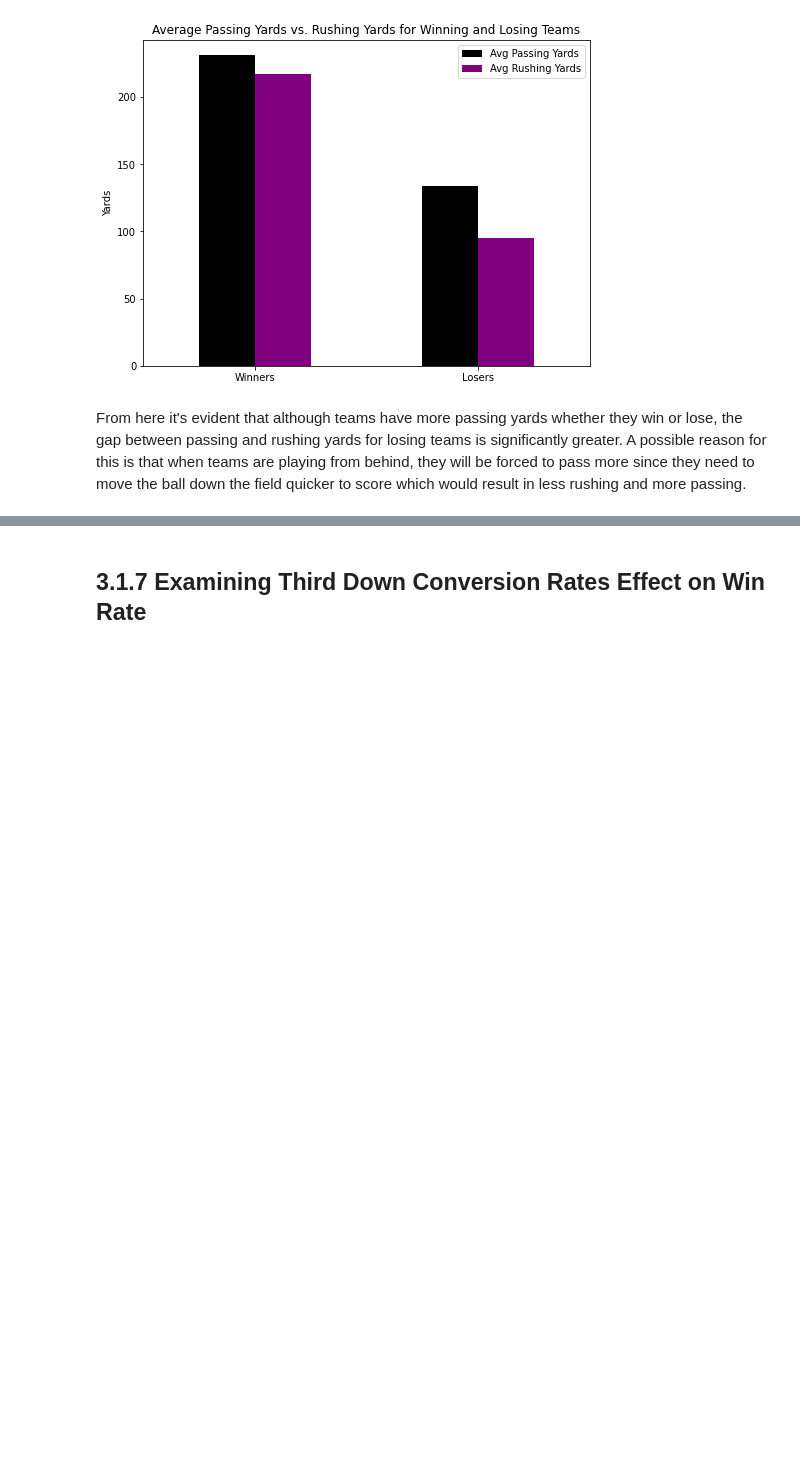
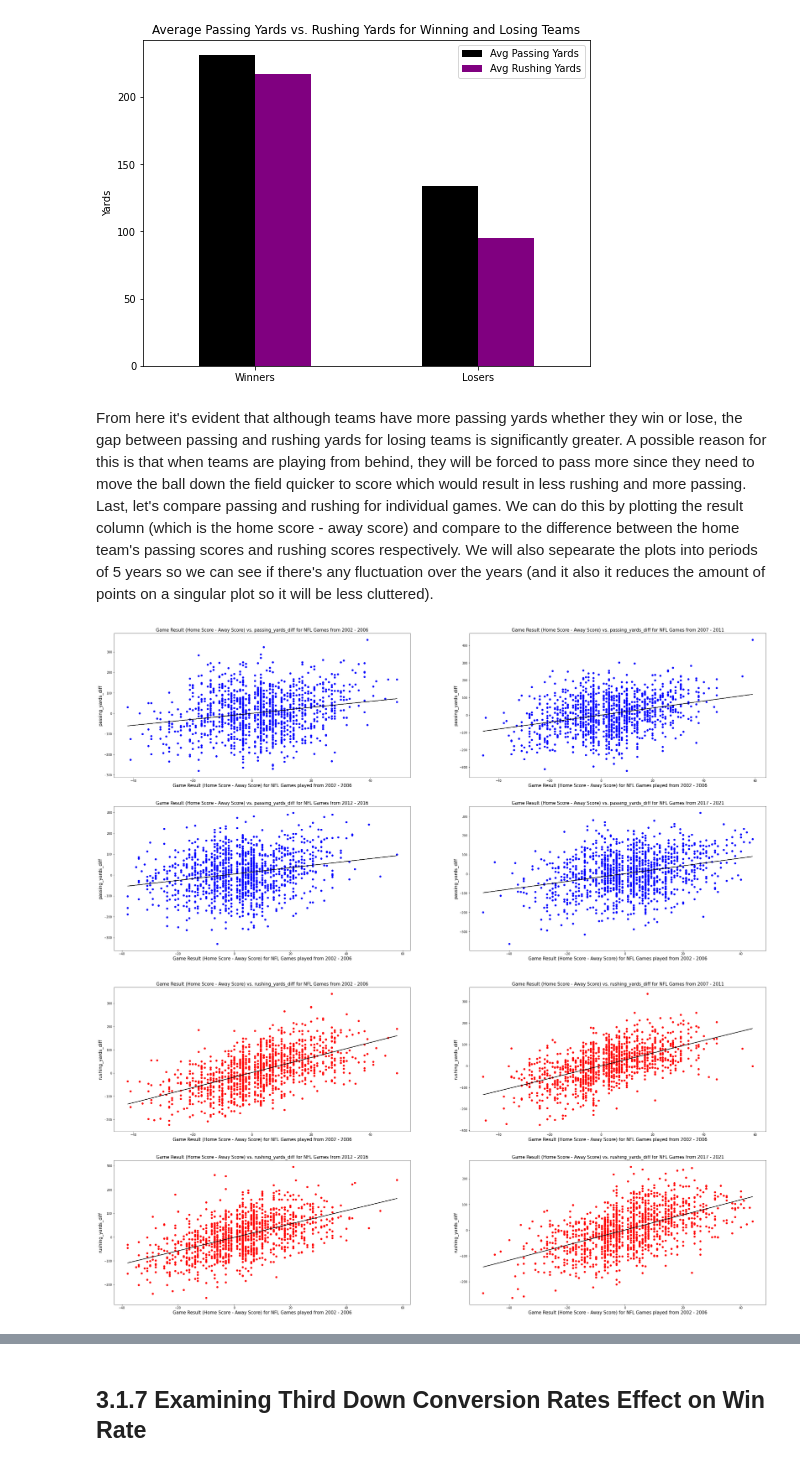
Before and after one commit to BraydenNgo/braydenngo.github.io, a Jupyter notebook: cmsc320finalngo/ngo_final_project (3).ipynb, the cells around one changed output, grey strips where cells are left out. Cells and saved outputs as stored; diff of their text form; code cells hidden in the pictures; blank space fills up the shorter version.

Commit message:
new scatter plots

```diff
--- a/cmsc320finalngo/ngo_final_project (3).ipynb
+++ b/cmsc320finalngo/ngo_final_project (3).ipynb
@@ -634,5 +648,64 @@ ax = df.plot.bar(rot=0, color={"Avg Passing Yards": "black", "Avg Rushing Yards"
 # %% [output]
 [figure]
 # %% [markdown]
-From here it's evident that although teams have more passing yards whether they win or lose, the gap between passing and rushing yards for losing teams is significantly greater. A possible reason for this is that when teams are playing from behind, they will be forced to pass more since they need to move the ball down the field quicker to score which would result in less rushing and more passing.
+From here it's evident that although teams have more passing yards whether they win or lose, the gap between passing and rushing yards for losing teams is significantly greater. A possible reason for this is that when teams are playing from behind, they will be forced to pass more since they need to move the ball down the field quicker to score which would result in less rushing and more passing. Last, let's compare passing and rushing for individual games. We can do this by plotting the result column (which is the home score - away score) and compare to the difference between the home team's passing scores and rushing scores respectively. We will also sepearate the plots into periods of 5 years so we can see if there's any fluctuation over the years (and it also it reduces the amount of points on a singular plot so it will be less cluttered).
+# %%
+def splitPeriodPlot(new_col_name, home_stat, away_stat, plot_color, regression_color):
+    fig, axes = plt.subplots(nrows=2, ncols=2, figsize=(40, 20))
+
+    # create a new column to find the difference between the home team's passing yards
+    game_df[new_col_name] = game_df[home_stat] - game_df[away_stat]
+    p1_df = game_df[game_df['season'].isin([2002, 2003, 2004, 2005, 2006])]
+    p2_df = game_df[game_df['season'].isin([2007, 2008, 2009, 2010, 2011])]
+    p3_df = game_df[game_df['season'].isin([2012, 2013, 2014, 2015, 2016])]
+    p4_df = game_df[game_df['season'].isin([2017, 2018, 2019, 2020, 2021])]
+
+
+    axes[0,0].scatter(p1_df['result'], p1_df[new_col_name], c = plot_color)
+    axes[0,0].set_title('Game Result (Home Score - Away Score)' + ' vs. ' + new_col_name +  ' for NFL Games from 2002 - 2006', fontsize = 15)
+    axes[0,0].set_xlabel('Game Result (Home Score - Away Score) for NFL Games played from 2002 - 2006', fontsize = 15)
+    axes[0,0].set_ylabel(new_col_name, fontsize = 15)
+    axes[0,1].scatter(p2_df['result'], p2_df[new_col_name], c = plot_color)
+    axes[0,1].set_title('Game Result (Home Score - Away Score)' + ' vs. ' + new_col_name +  ' for NFL Games from 2007 - 2011', fontsize = 15)
+    axes[0,1].set_xlabel('Game Result (Home Score - Away Score) for NFL Games played from 2002 - 2006', fontsize = 15)
+    axes[0,1].set_ylabel(new_col_name, fontsize = 15)
+    axes[1,0].scatter(p3_df['result'], p3_df[new_col_name], c = plot_color)
+    axes[1,0].set_title('Game Result (Home Score - Away Score)' + ' vs. ' + new_col_name +  ' for NFL Games from 2012 - 2016', fontsize = 15)
+    axes[1,0].set_xlabel('Game Result (Home Score - Away Score) for NFL Games played from 2002 - 2006', fontsize = 15)
+    axes[1,0].set_ylabel(new_col_name, fontsize = 15)
+    axes[1,1].scatter(p4_df['result'], p4_df[new_col_name], c = plot_color)
+    axes[1,1].set_title('Game Result (Home Score - Away Score)' + ' vs. ' + new_col_name +  ' for NFL Games from 2017 - 2021', fontsize = 15)
+    axes[1,1].set_xlabel('Game Result (Home Score - Away Score) for NFL Games played from 2002 - 2006', fontsize = 15)
+    axes[1,1].set_ylabel(new_col_name, fontsize = 15)
+
+    x = np.array(p1_df['result'])
+    y = np.array(p1_df[new_col_name])
+
+    m, b = np.polyfit(x, y, 1)
+    axes[0,0].plot(x, m*x + b, color = regression_color)
+
+
+    x = np.array(p2_df['result'])
+    y = np.array(p2_df[new_col_name])
+
+    m, b = np.polyfit(x, y, 1)
+    axes[0,1].plot(x, m*x + b, color = regression_color)
+
+    x = np.array(p3_df['result'])
+    y = np.array(p3_df[new_col_name])
+
+    m, b = np.polyfit(x, y, 1)
+    axes[1,0].plot(x, m*x + b, color = regression_color)
+
+    x = np.array(p4_df['result'])
+    y = np.array(p4_df[new_col_name])
+
+    m, b = np.polyfit(x, y, 1)
+    axes[1,1].plot(x, m*x + b, color = regression_color)
+
+splitPeriodPlot('passing_yards_diff', 'passing_yards_home', 'passing_yards_away', 'blue', 'black')
+splitPeriodPlot('rushing_yards_diff', 'rushing_yards_home', 'rushing_yards_away', 'red', 'black')
+# %% [output]
+[figure, added]
+[figure, added]
 # %% [markdown]
```
Also changed, not shown: parts of 10 cells of this notebook, 1 other file.
